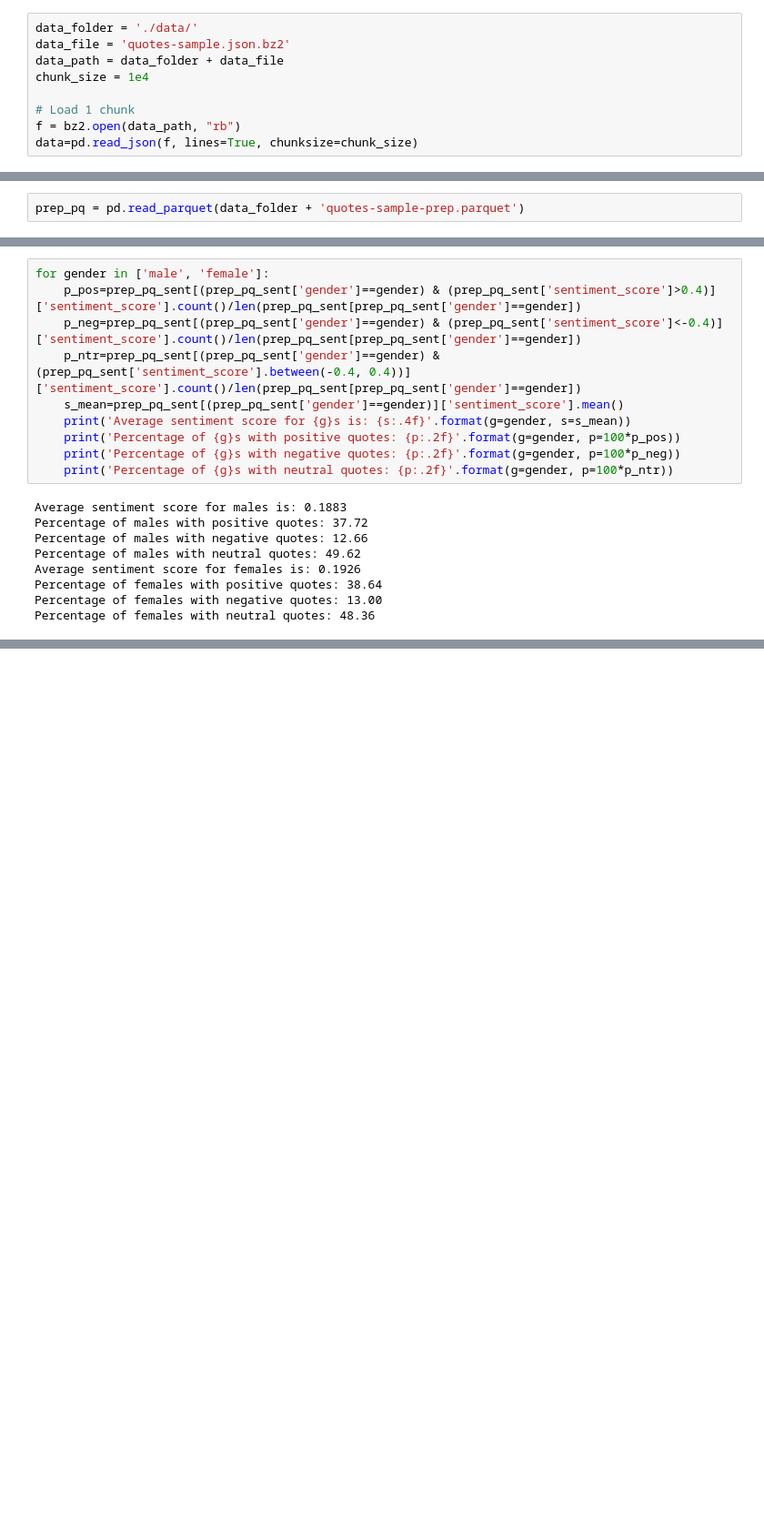
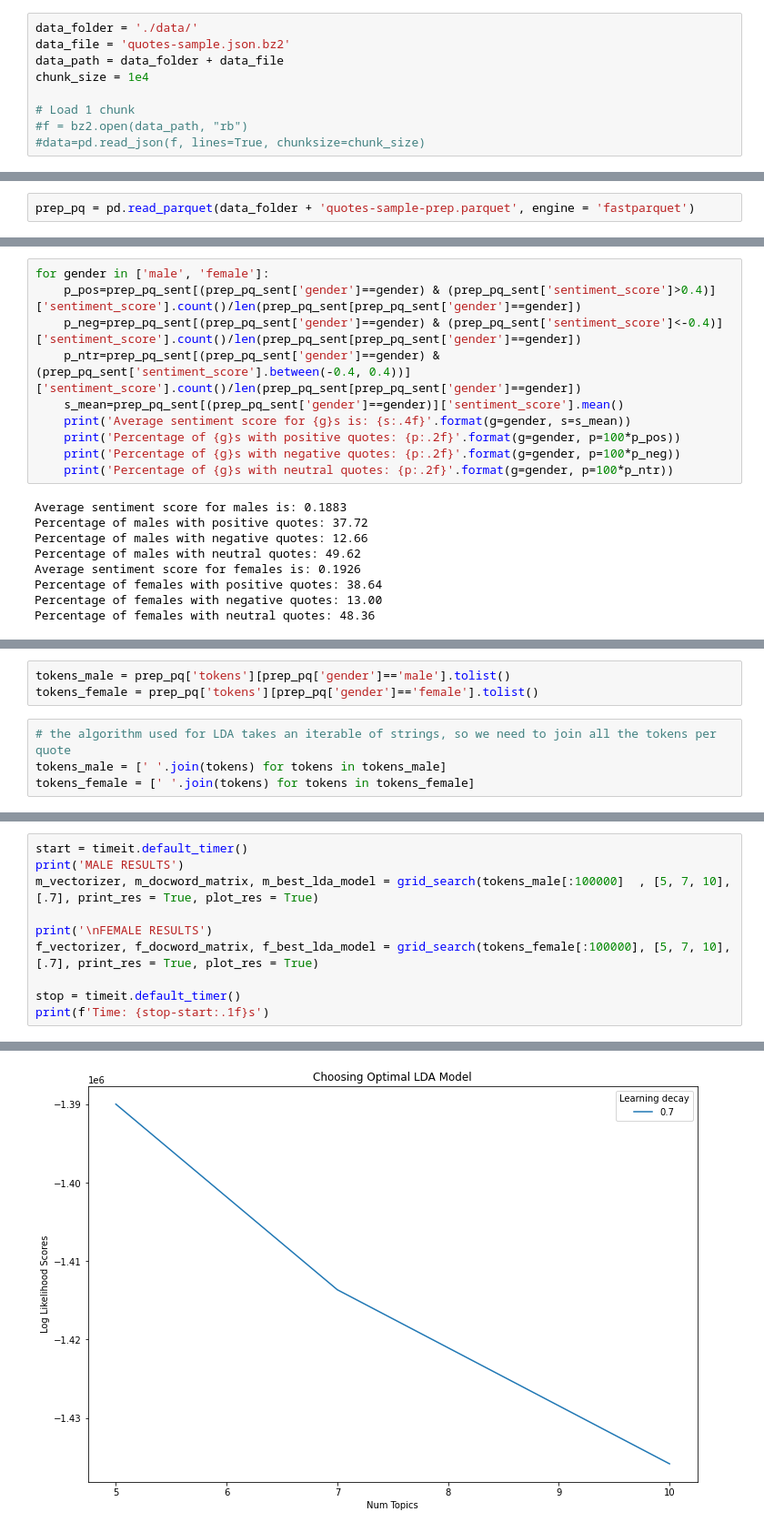
Before and after one commit to epfl-ada/ada-2021-project-madam, a Jupyter notebook: Data_Prep.ipynb, the cells around one changed output, grey strips where cells are left out. Shown at 91% size. Cells and saved outputs as stored; diff of their text form; blank space fills up the shorter version.

```diff
--- a/Data_Prep.ipynb
+++ b/Data_Prep.ipynb
@@ -42,8 +44,8 @@ data_path = data_folder + data_file
 chunk_size = 1e4
 
 # Load 1 chunk
-f = bz2.open(data_path, "rb")
-data=pd.read_json(f, lines=True, chunksize=chunk_size)
+#f = bz2.open(data_path, "rb")
+#data=pd.read_json(f, lines=True, chunksize=chunk_size)
 # %% [markdown]
 ## Speaker Attributes
 # %%
@@ -123,7 +125,7 @@ Pre-processing chunk 560
 Pre-processing chunk 570
 Time since last: 15323.5s
 # %%
-prep_pq = pd.read_parquet(data_folder + 'quotes-sample-prep.parquet')
+prep_pq = pd.read_parquet(data_folder + 'quotes-sample-prep.parquet', engine = 'fastparquet')
 # %%
 prep_pq
 # %% [output]
@@ -231,0 +249,7 @@ Percentage of females with neutral quotes: 48.36
+# %%
+tokens_male = prep_pq['tokens'][prep_pq['gender']=='male'].tolist()
+tokens_female = prep_pq['tokens'][prep_pq['gender']=='female'].tolist()
+# %%
+# the algorithm used for LDA takes an iterable of strings, so we need to join all the tokens per quote
+tokens_male = [' '.join(tokens) for tokens in tokens_male]
+tokens_female = [' '.join(tokens) for tokens in tokens_female]
@@ -231,0 +258,11 @@ Percentage of females with neutral quotes: 48.36
+# %%
+start = timeit.default_timer()
+print('MALE RESULTS')
+m_vectorizer, m_docword_matrix, m_best_lda_model = grid_search(tokens_male[:100000]  , [5, 7, 10], [.7], print_res = True, plot_res = True)
+
+print('\nFEMALE RESULTS')
+f_vectorizer, f_docword_matrix, f_best_lda_model = grid_search(tokens_female[:100000], [5, 7, 10], [.7], print_res = True, plot_res = True)
+
+stop = timeit.default_timer()
+print(f'Time: {stop-start:.1f}s')
+# %% [output]
@@ -231,0 +273 @@ Percentage of females with neutral quotes: 48.36
+[figure, added]
```
Also changed, not shown: parts of 14 cells of this notebook, 3 other files.
